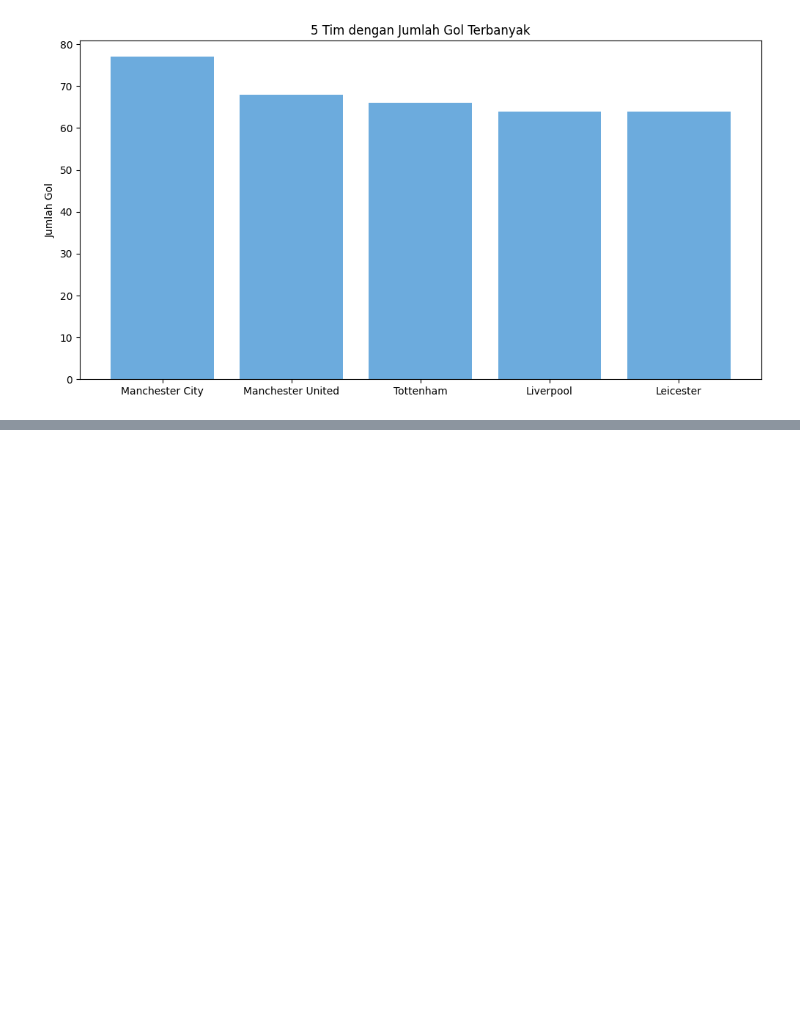
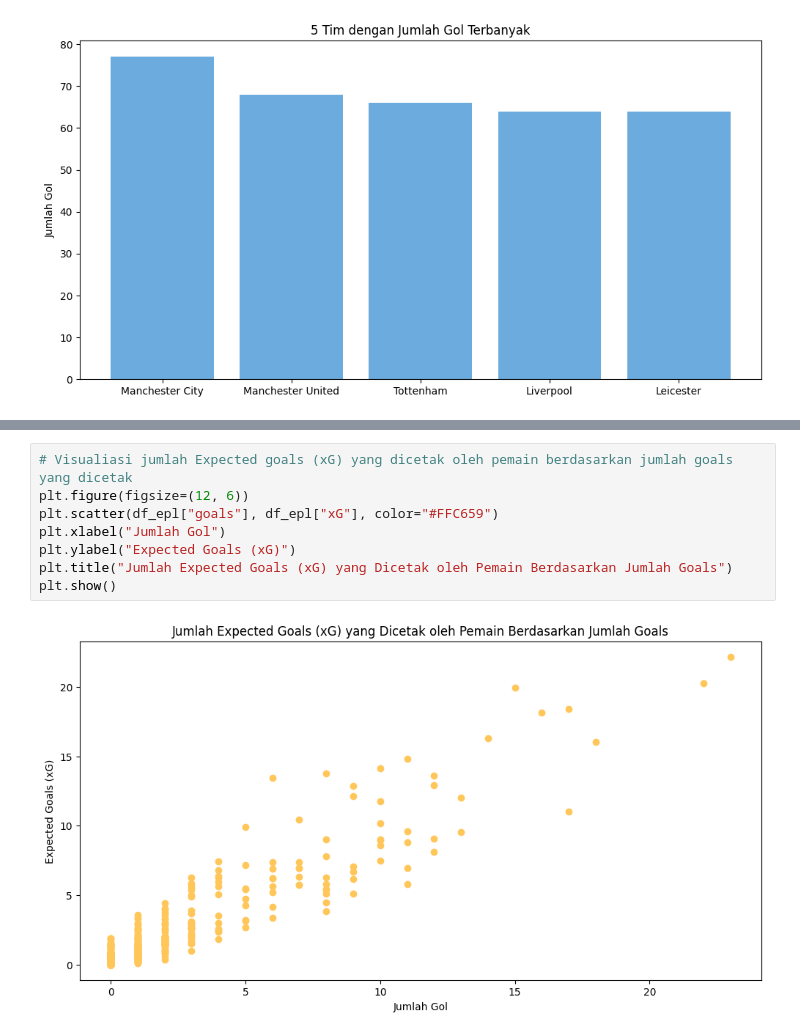
Before and after one commit to khw15/Machine-Learning-UMMI, a Jupyter notebook: Praktikum 1.ipynb, the cells around one changed output, grey strips where cells are left out. Cells and saved outputs as stored; diff of their text form; blank space fills up the shorter version.

```diff
--- a/Praktikum 1.ipynb
+++ b/Praktikum 1.ipynb
@@ -146,0 +196,10 @@ plt.show()
+# %%
+# Visualiasi jumlah Expected goals (xG) yang dicetak oleh pemain berdasarkan jumlah goals yang dicetak
+plt.figure(figsize=(12, 6))
+plt.scatter(df_epl["goals"], df_epl["xG"], color="#FFC659")
+plt.xlabel("Jumlah Gol")
+plt.ylabel("Expected Goals (xG)")
+plt.title("Jumlah Expected Goals (xG) yang Dicetak oleh Pemain Berdasarkan Jumlah Goals")
+plt.show()
+# %% [output]
+[figure, added]
```
Also changed, not shown: parts of 7 cells of this notebook.
